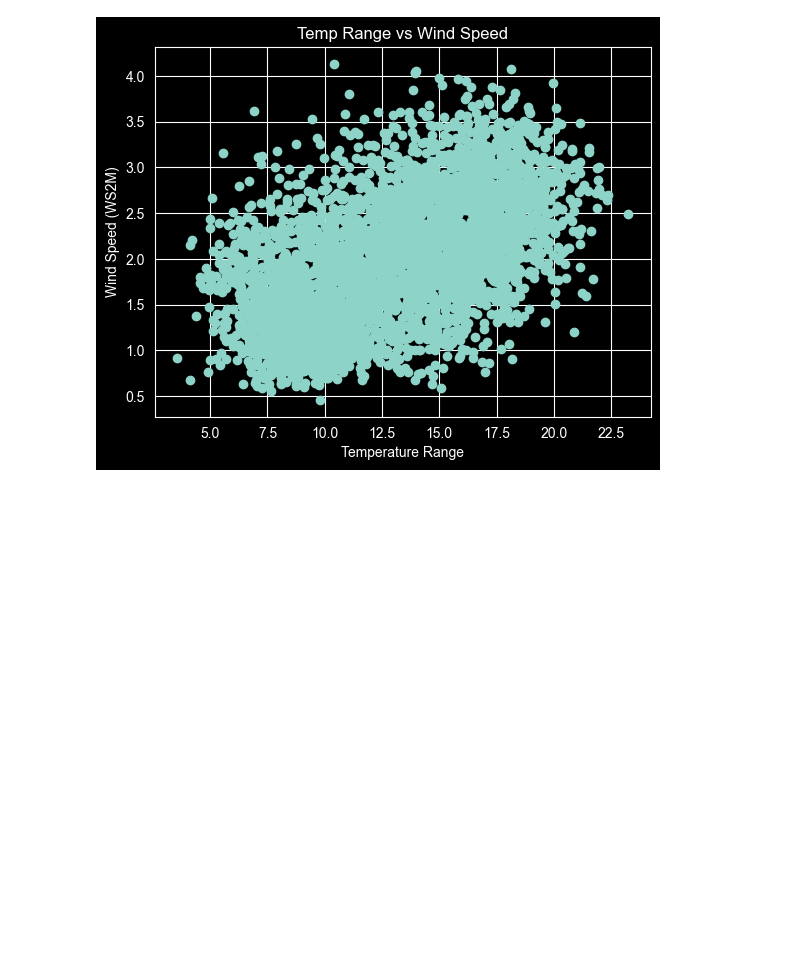
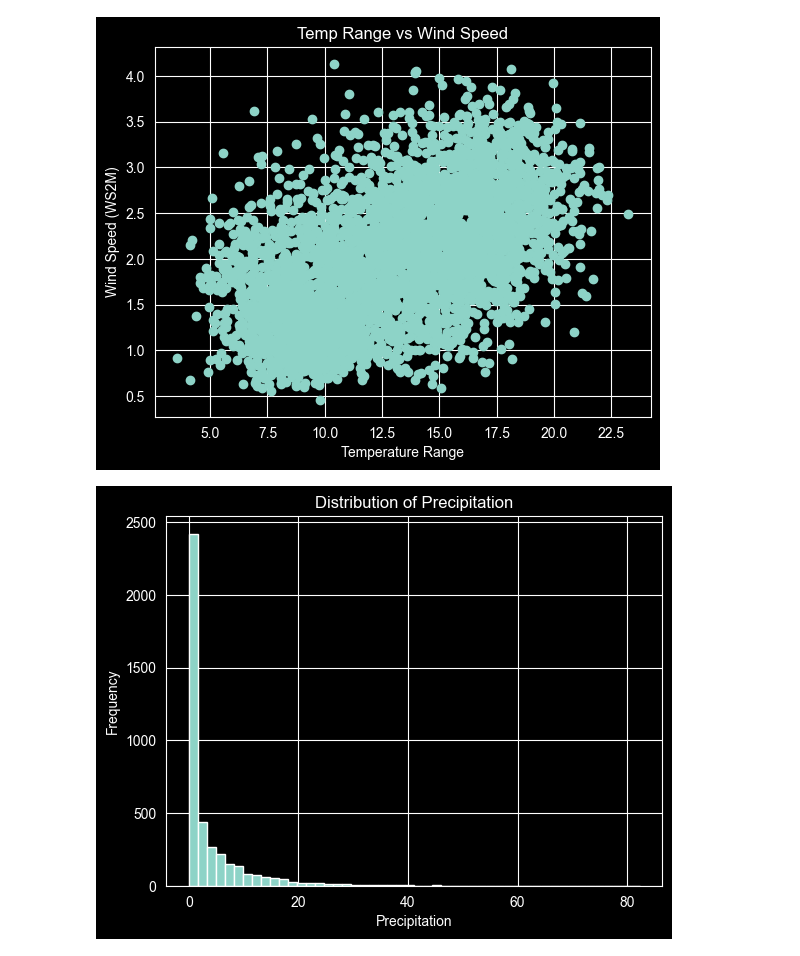
Before and after one commit to EldaGir/climate-challenge-week0, a Jupyter notebook: notebooks/ethiopia_eda.ipynb, the cells around one changed output. Drawn from its saved outputs; the diff is of its cells as text; code cells hidden in the pictures; blank space fills up the shorter version.

```diff
--- a/notebooks/ethiopia_eda.ipynb
+++ b/notebooks/ethiopia_eda.ipynb
@@ -258,3 +258,12 @@ plt.show()
 # T2M_RANGE and RH2M -0.87 : higher daily temperature range tend to occur with lower relative humidity
 #The scatter plot shows a modest positive trend between temperature range and wind speed, though the data remains widely dispersed
 #The relationship between temperature and humidity is non-linear and highly variable, with peak humidity levels concentrated at moderate temperatures
+# %%
+plt.figure()
+plt.hist(df["PRECTOTCORR"], bins=50)
+plt.title("Distribution of Precipitation")
+plt.xlabel("Precipitation")
+plt.ylabel("Frequency")
+plt.show()
+# %% [output]
+[figure, added]
```
Also changed, not shown: parts of 4 cells of this notebook.
